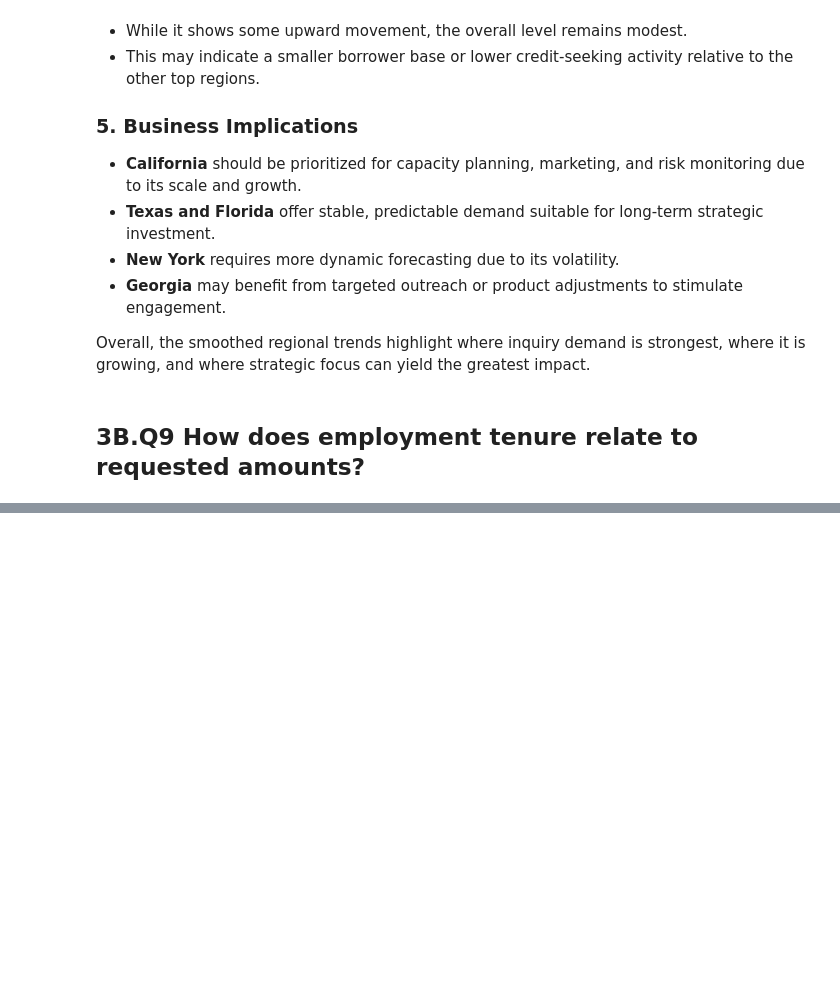
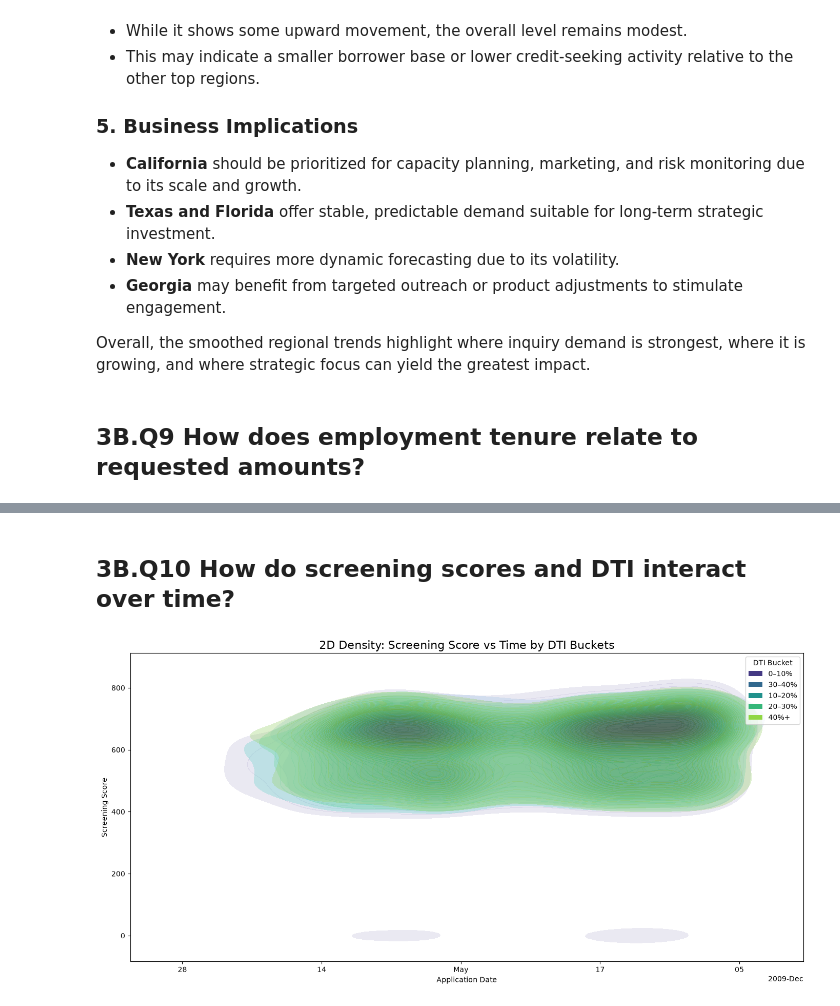
Before and after one commit to JoseAlberto88/Credit-Default-Risk-Analysis, a Jupyter notebook: python/2. eda_analysis.ipynb, the cells around one changed output, grey strips where cells are left out. Drawn from its saved outputs; the diff is of its cells as text; code cells hidden in the pictures; blank space fills up the shorter version.

```diff
--- a/python/2. eda_analysis.ipynb
+++ b/python/2. eda_analysis.ipynb
@@ -1445,0 +1618,62 @@ Overall, the smoothed regional trends highlight where inquiry demand is stronges
+# %% [markdown]
+## **3B.Q10 How do screening scores and DTI interact over time?**
+# %%
+import matplotlib.dates as mdates
+from matplotlib.patches import Patch
+
+# Ensure DTI fields exist
+inq_eda['dti_clean'] = inq_eda['debt_to_income'].clip(lower=0)
+inq_eda['log_dti'] = np.log1p(inq_eda['dti_clean'])
+
+# Create DTI buckets
+inq_eda['dti_bucket'] = pd.cut(
+    inq_eda['dti_clean'],
+    bins=[0, 10, 20, 30, 40, 1000],
+    labels=['0–10%', '10–20%', '20–30%', '30–40%', '40%+']
+)
+
+# Convert datetime to numeric for KDE
+inq_eda['date_num'] = mdates.date2num(inq_eda['application_date'])
+
+plt.figure(figsize=(14,7))
+
+# Unique buckets
+unique_buckets = inq_eda['dti_bucket'].dropna().unique()
+palette = sns.color_palette("viridis", n_colors=len(unique_buckets))
+
+# Store legend handles
+legend_handles = []
+
+for bucket, color in zip(unique_buckets, palette):
+    subset = inq_eda[inq_eda['dti_bucket'] == bucket]
+    if len(subset) < 50:
+        continue  # skip tiny groups that break KDE
+
+    sns.kdeplot(
+        x=subset['date_num'],
+        y=subset['screening_score'],
+        fill=True,
+        alpha=0.35,
+        color=color,
+        thresh=0.05,
+        levels=30
+    )
+
+    # Add manual legend entry
+    legend_handles.append(Patch(facecolor=color, edgecolor='none', label=str(bucket)))
+
+# Format axes
+ax = plt.gca()
+ax.xaxis.set_major_formatter(mdates.ConciseDateFormatter(mdates.AutoDateLocator()))
+
+plt.title("2D Density: Screening Score vs Time by DTI Buckets", fontsize=16)
+plt.xlabel("Application Date")
+plt.ylabel("Screening Score")
+
+# Manual legend
+plt.legend(handles=legend_handles, title="DTI Bucket")
+
+plt.tight_layout()
+plt.show()
+# %% [output]
+[figure, added]
```
Also changed, not shown: parts of 12 cells of this notebook.
